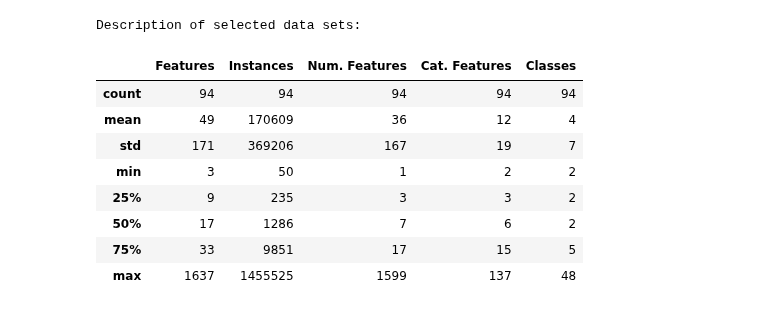
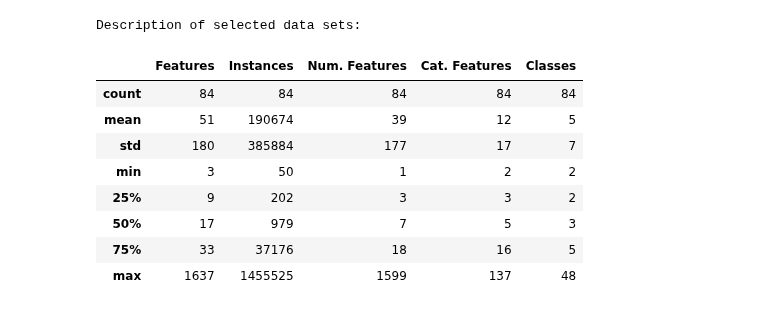
Before and after one commit to AbdoulayeDiop/simrec, a Jupyter notebook: experiments/paper.ipynb, the cells around one changed output. Cells and saved outputs as stored; diff of their text form; code cells hidden in the pictures.

```diff
--- a/experiments/paper.ipynb
+++ b/experiments/paper.ipynb
@@ -26,32 +26,35 @@ meta_feat_times = "data/meta_features_times.json"
 # %%
 openml_df = openml.datasets.list_datasets(output_format="dataframe")
 df = openml_df[openml_df.NumberOfNumericFeatures >= 1]
 
 df = df[df.NumberOfInstances >= 50]
 df = df[df.NumberOfSymbolicFeatures >= 2]
 df = df[df.NumberOfMissingValues == 0]
 df = df[df.NumberOfClasses > 0]
 df = df[df.NumberOfClasses < 100]
 df = df[df.version == 1]
 n_matching_datasets = len(df)
 dict_ = {"NumberOfFeatures":"Features", "NumberOfInstances": "Instances", "NumberOfNumericFeatures":"Num. Features", "NumberOfSymbolicFeatures": "Cat. Features", "NumberOfClasses": "Classes"}
 df= df.rename(columns=dict_)
 
+tasks = openml.tasks.list_tasks(task_type=openml.tasks.TaskType.CLUSTERING, output_format="dataframe")
+datasets_used_for_clustering = np.unique(tasks.did.values)
+
 selected_datasets = pd.read_csv("data/selected_datasets.csv", sep=" ", index_col="id")
-df = df.loc[selected_datasets.index,]
+df = df.loc[[v for v in selected_datasets.index if v in datasets_used_for_clustering]]
 
 print("Description of selected data sets:")
 df[dict_.values()].describe().astype(int)
 # %% [output]
 Description of selected data sets:
 |  | Features | Instances | Num. Features | Cat. Features | Classes |
-| count | 94 | 94 | 94 | 94 | 94 |
-| mean | 49 | 170609 | 36 | 12 | 4 |
-| std | 171 | 369206 | 167 | 19 | 7 |
+| count | 84 | 84 | 84 | 84 | 84 |
+| mean | 51 | 190674 | 39 | 12 | 5 |
+| std | 180 | 385884 | 177 | 17 | 7 |
 | min | 3 | 50 | 1 | 2 | 2 |
-| 25% | 9 | 235 | 3 | 3 | 2 |
-| 50% | 17 | 1286 | 7 | 6 | 2 |
-| 75% | 33 | 9851 | 17 | 15 | 5 |
+| 25% | 9 | 202 | 3 | 3 | 2 |
+| 50% | 17 | 979 | 7 | 5 | 3 |
+| 75% | 33 | 37176 | 18 | 16 | 5 |
 | max | 1637 | 1455525 | 1599 | 137 | 48 |
 # %%
 with open(meta_feat_times, "r") as f:
```
Also changed, not shown: parts of 13 cells of this notebook, 36 other files.
